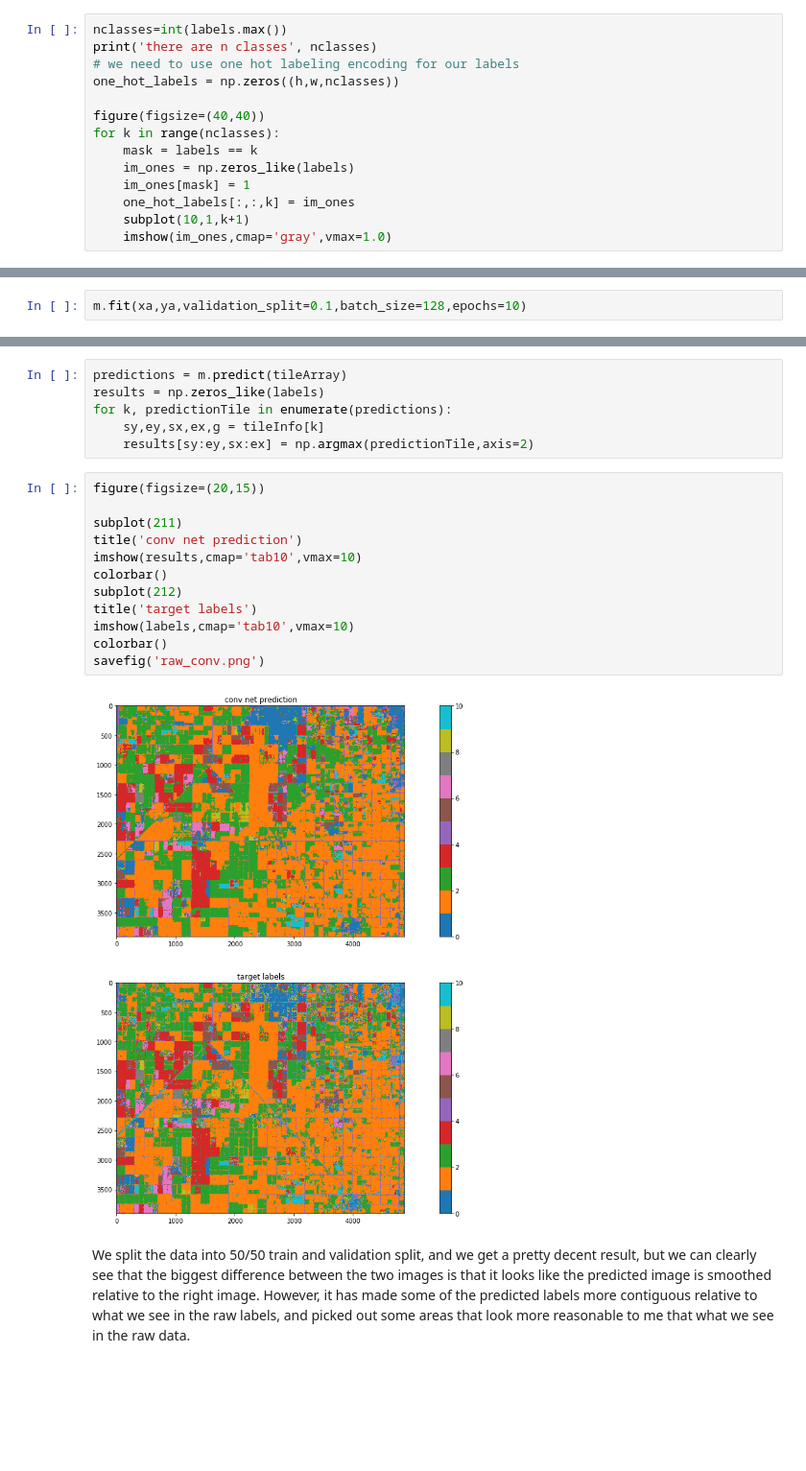
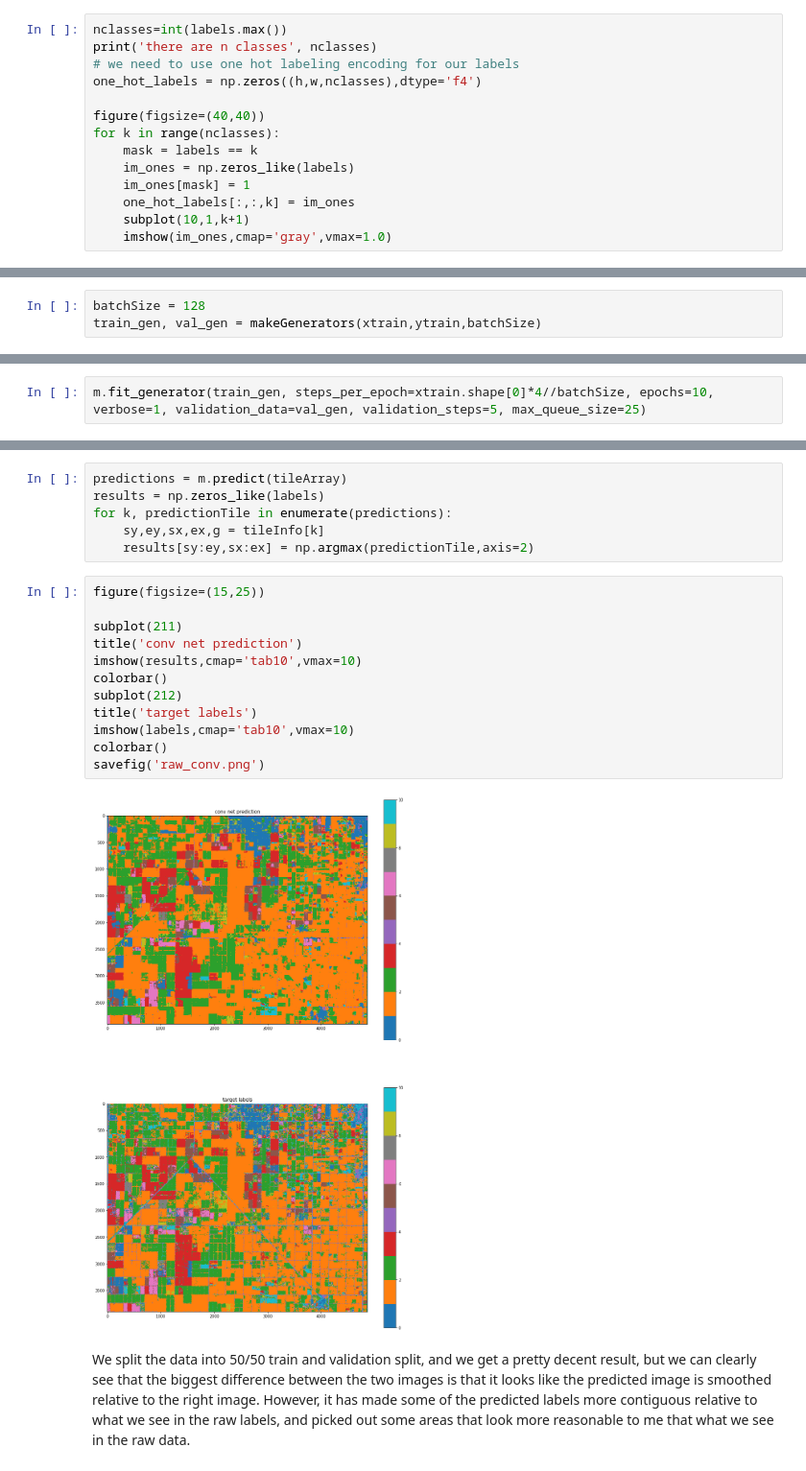
Before and after one commit to jgodwin/cropland-ds-2020, a Jupyter notebook: Conv Nets.ipynb, the cells around one changed output, grey strips where cells are left out. Shown: that part at 96% size. Cells and saved outputs as stored; diff of their text form; blank space fills up the shorter version.

Commit message:
switch to generator from fit, this fixes the memory leak problem; finish analysis

```diff
--- a/Conv Nets.ipynb
+++ b/Conv Nets.ipynb
@@ -71,7 +92,7 @@ for k, key in enumerate(keyBands):
 nclasses=int(labels.max())
 print('there are n classes', nclasses)
 # we need to use one hot labeling encoding for our labels
-one_hot_labels = np.zeros((h,w,nclasses))
+one_hot_labels = np.zeros((h,w,nclasses),dtype='f4')
 
 figure(figsize=(40,40))
 for k in range(nclasses):
@@ -322,5 +371,6 @@ xa.shape, ya.shape
+# %%
+batchSize = 128
+train_gen, val_gen = makeGenerators(xtrain,ytrain,batchSize)
 # %%
 # these are just some basic choices, with more time we could investigate more options
 m.compile(Adam(lr=1e-4),metrics=['accuracy'],loss='categorical_crossentropy')
-# %%
-m.fit(xa,ya,validation_split=0.1,batch_size=128,epochs=10)
@@ -345,0 +377,2 @@ Epoch 10/10
+# %%
+m.fit_generator(train_gen, steps_per_epoch=xtrain.shape[0]*4//batchSize, epochs=10, verbose=1, validation_data=val_gen, validation_steps=5, max_queue_size=25)
@@ -352,19 +404,19 @@ for k, predictionTile in enumerate(predictions):
     sy,ey,sx,ex,g = tileInfo[k]
     results[sy:ey,sx:ex] = np.argmax(predictionTile,axis=2)
 # %%
-figure(figsize=(20,15))
+figure(figsize=(15,25))
 
 subplot(211)
 title('conv net prediction')
 imshow(results,cmap='tab10',vmax=10)
 colorbar()
 subplot(212)
 title('target labels')
 imshow(labels,cmap='tab10',vmax=10)
 colorbar()
 savefig('raw_conv.png')
 # %% [output]
-[figure, old version]
+[figure, new version]
 # %% [markdown]
 We split the data into 50/50 train and validation split, and we get a pretty decent result, but we can clearly see that the biggest difference between the two images is that it looks like the predicted image is smoothed relative to the right image.  However, it has made some of the predicted labels more contiguous relative to what we see in the raw labels, and picked out some areas that look more reasonable to me that what we see in the raw data.
 # %%
```
Also changed, not shown: parts of 12 cells of this notebook.
